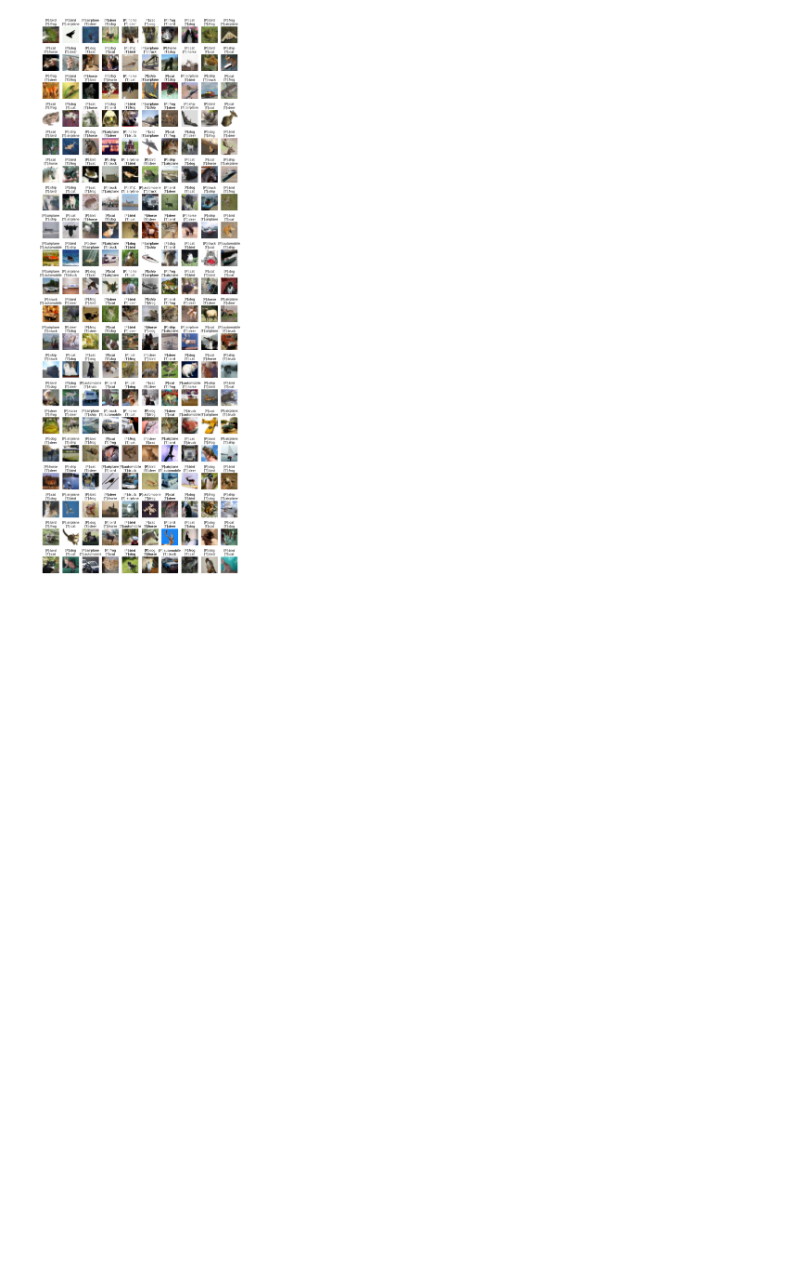
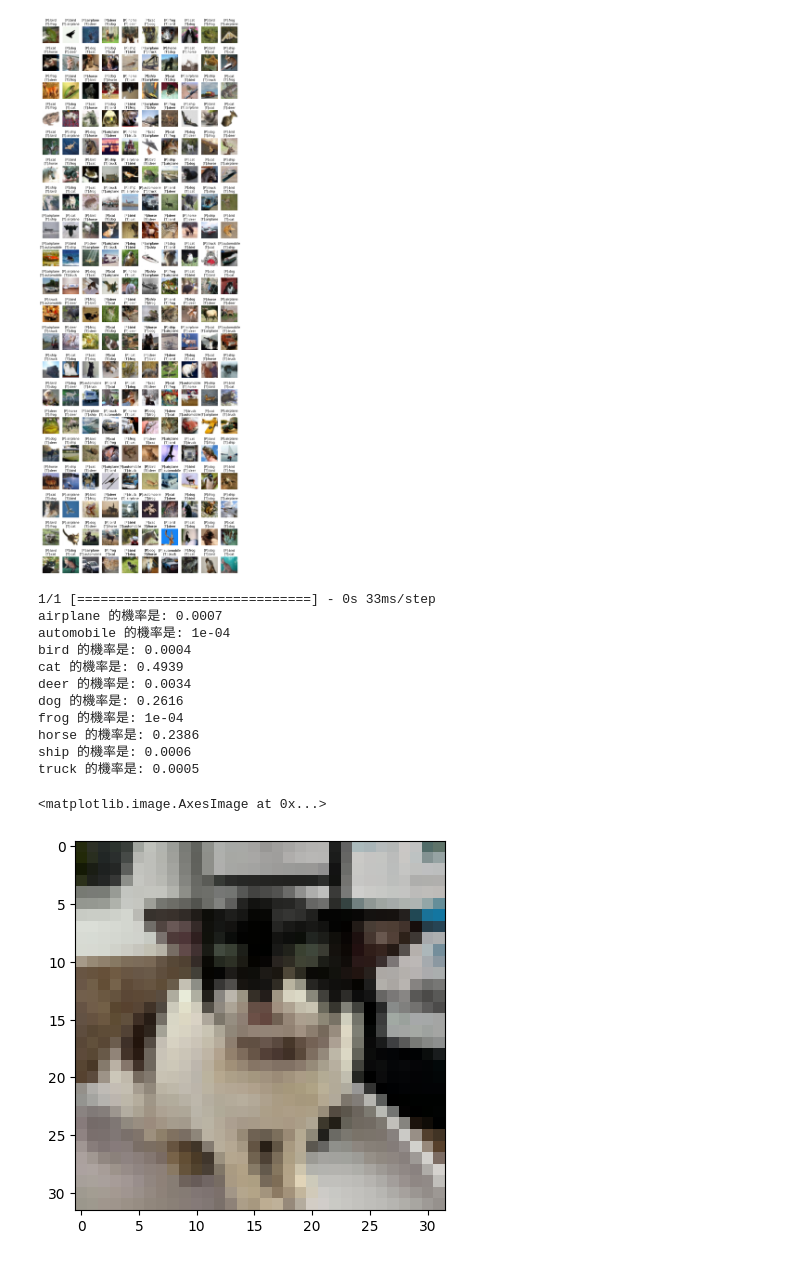
Before and after one commit to Elwing-Chou/ximen0703, a Jupyter notebook: cnn.ipynb, the cells around one changed output. Drawn from its saved outputs; the diff is of its cells as text; code cells hidden in the pictures; blank space fills up the shorter version.

```diff
--- a/cnn.ipynb
+++ b/cnn.ipynb
@@ -207,3 +207,29 @@ for i in range(len(idx)):
     plt.axis("off")
 # %% [output]
 [figure]
+# %%
+import requests
+from PIL import Image
+url = "https://5b0988e595225.cdn.sohucs.com/images/20191221/c2ae7941696d4043af4dc825b71f7976.jpeg" # @param {type:"string"}
+response = requests.get(url, stream=True)
+img = Image.open(response.raw)
+img_r = img.resize((32, 32)).convert("RGB")
+img_np = np.array(img_r).reshape(1, 32, 32, 3) / 255.0
+probs = model.predict(img_np)[0]
+for t, p in zip(trans, probs):
+    print(t, "的機率是:", round(p, 4))
+plt.imshow(img_r)
+# %% [output]
+1/1 [==============================] - 0s 33ms/step
+airplane 的機率是: 0.0007
+automobile 的機率是: 1e-04
+bird 的機率是: 0.0004
+cat 的機率是: 0.4939
+deer 的機率是: 0.0034
+dog 的機率是: 0.2616
+frog 的機率是: 1e-04
+horse 的機率是: 0.2386
+ship 的機率是: 0.0006
+truck 的機率是: 0.0005
+<matplotlib.image.AxesImage at 0x...>
+[figure, added]
```
Also changed, not shown: parts of 1 cell of this notebook.
